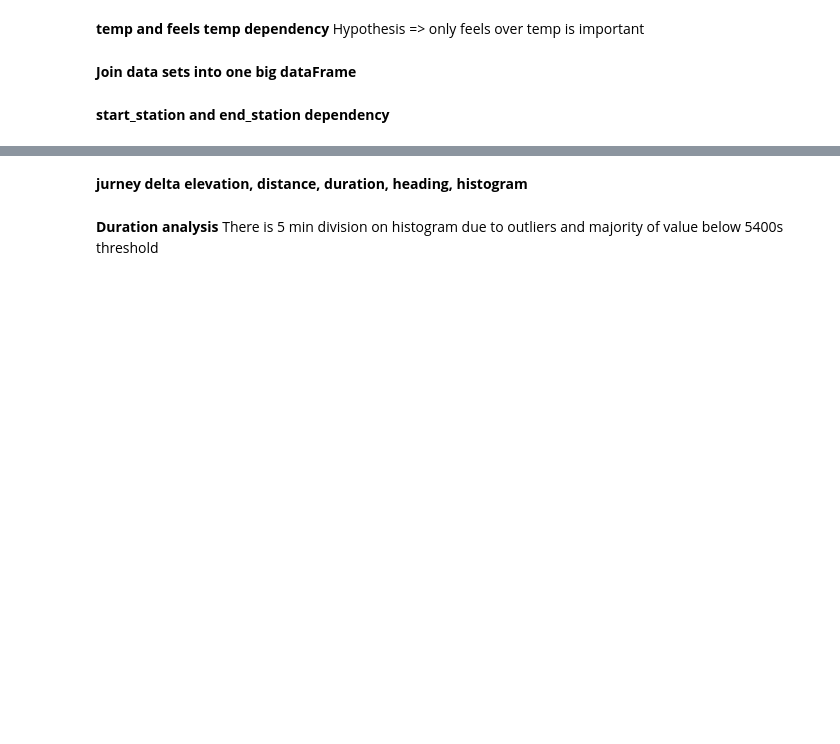
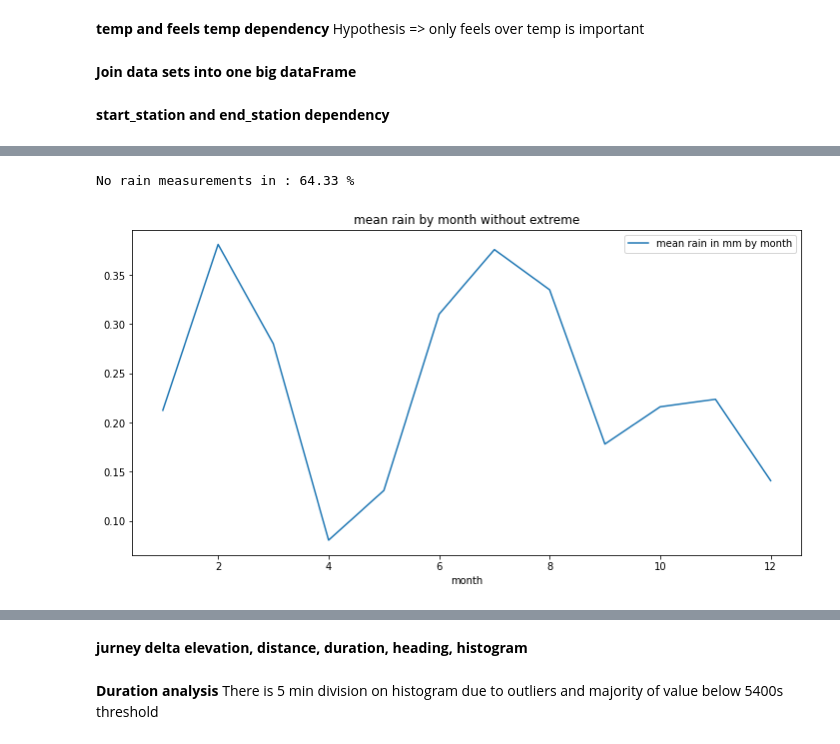
Before and after one commit to daim77/python_BI_analysis_bike_sharing, a Jupyter notebook: results.ipynb, the cells around one changed output, grey strips where cells are left out. Saved outputs shown, nothing was run; the diff lists cells and outputs as text; code cells hidden in the pictures; blank space fills up the shorter version.

```diff
--- a/results.ipynb
+++ b/results.ipynb
@@ -72,0 +95,4 @@ weather_df.head()
+# %%
+selection = (weather_df['date'] >= '2018-09-15') & (weather_df['date'] <= '2020-10-30')
+weather_df = weather_df.loc[selection, :]
+weather_df['date'].describe()
@@ -408,0 +450,12 @@ df.plot.scatter('start_station_id', 'end_station_id', figsize=(12, 6), marker='x
+# %%
+q_hi = df1['rain_mm'].quantile(0.99)
+q_low = df1['rain_mm'].quantile(0.01)
+df1.loc[(df1['rain_mm'] <= q_hi) & (df1['rain_mm'] >= q_low), :].groupby('month')['rain_mm'].mean()\
+    .plot(legend=True, figsize=(12,6), title='mean rain by month without extreme', label='mean rain in mm by month')
+
+total = df1.shape[0]
+no_rain = round(df1.loc[df1['rain_mm'] == 0, ['rain_mm']].count() / total * 100, 2)
+print('No rain measurements in : ' + str(no_rain.values[0]) + ' %' )
+# %% [output]
+No rain measurements in : 64.33 %
+[figure, added]
```
Also changed, not shown: parts of 28 cells of this notebook.
